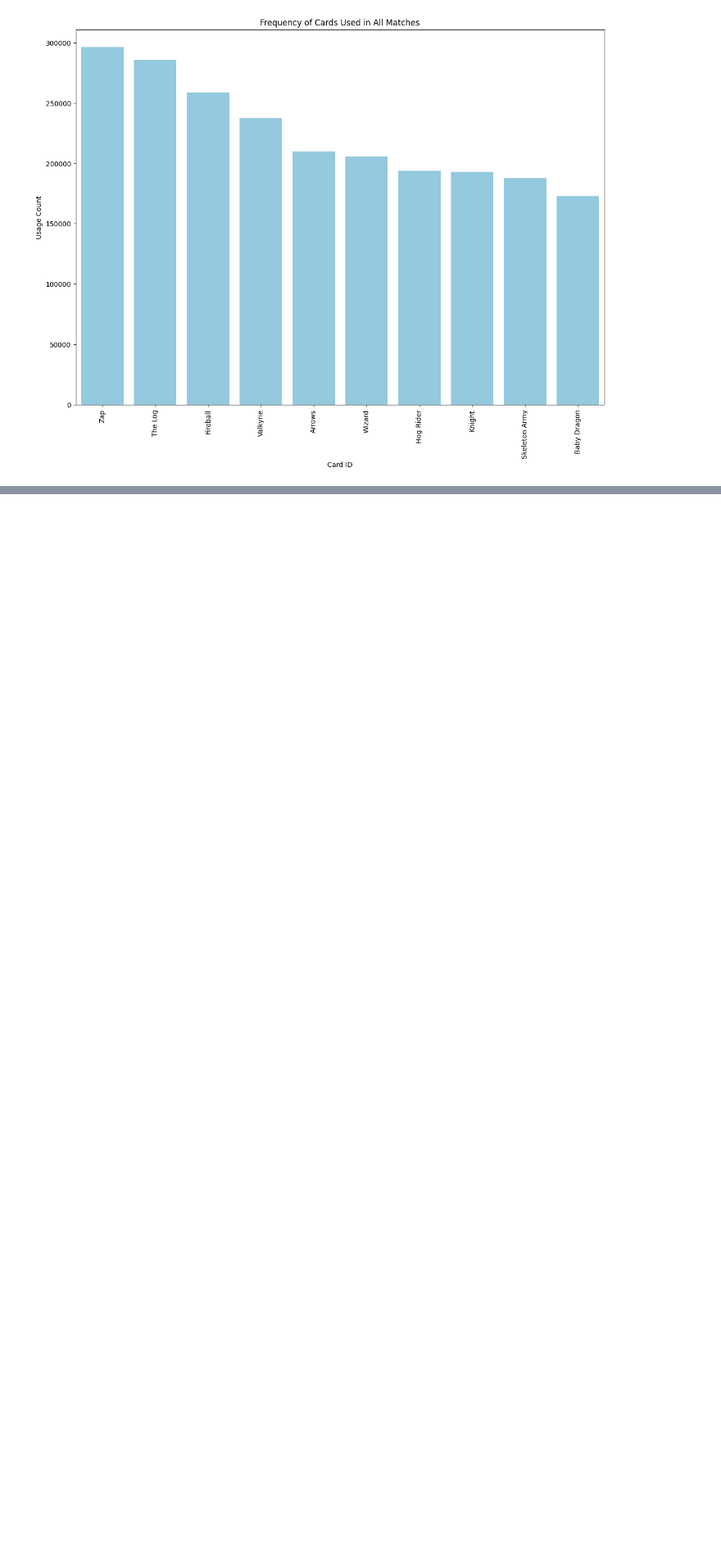
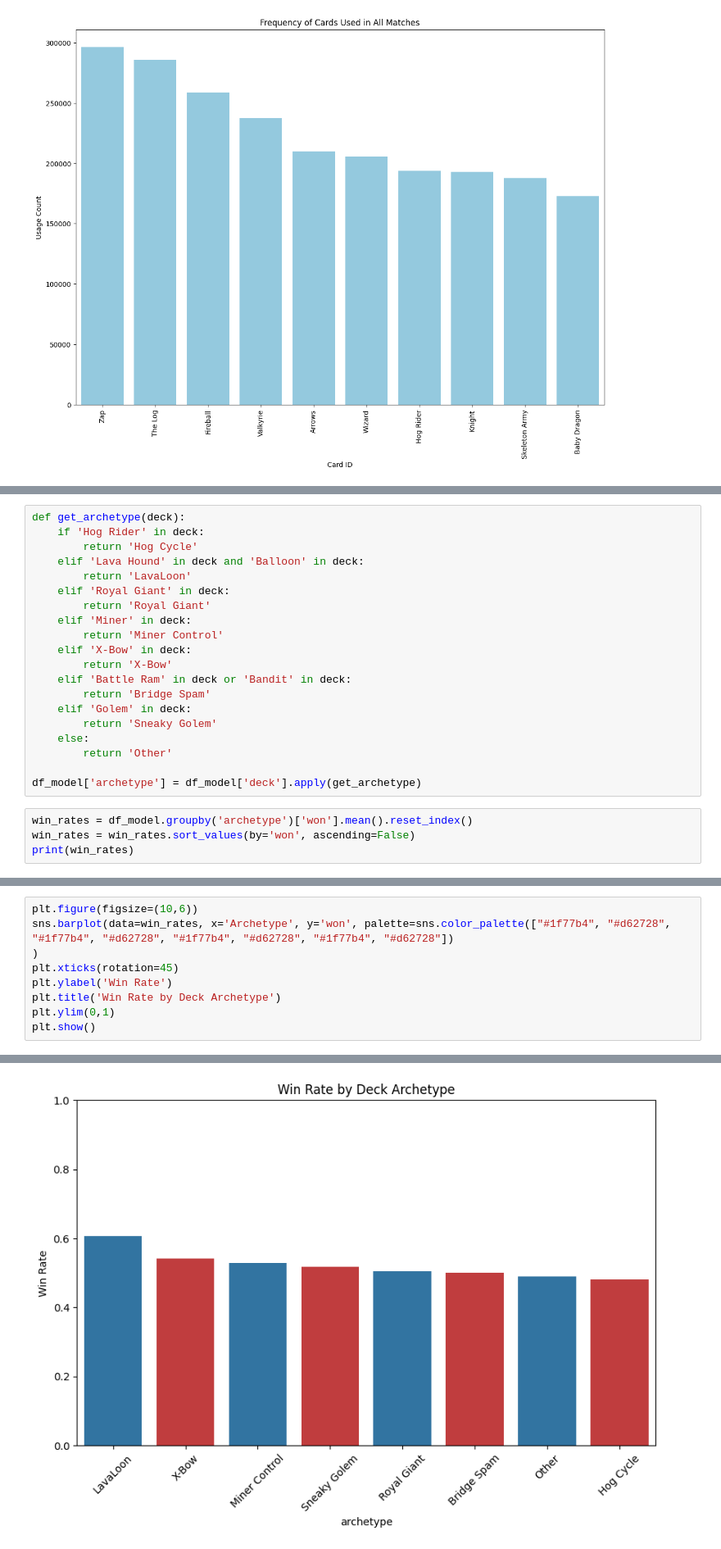
Before and after one commit to carlog1566/Data-Royale, a Jupyter notebook: main (2).ipynb, the cells around one changed output, grey strips where cells are left out. Shown at 82% size. Drawn from its saved outputs; the diff is of its cells as text; blank space fills up the shorter version.

```diff
--- a/main (2).ipynb
+++ b/main (2).ipynb
@@ -337,0 +371,24 @@ plt.show()
+# %%
+def get_archetype(deck):
+    if 'Hog Rider' in deck:
+        return 'Hog Cycle'
+    elif 'Lava Hound' in deck and 'Balloon' in deck:
+        return 'LavaLoon'
+    elif 'Royal Giant' in deck:
+        return 'Royal Giant'
+    elif 'Miner' in deck:
+        return 'Miner Control'
+    elif 'X-Bow' in deck:
+        return 'X-Bow'
+    elif 'Battle Ram' in deck or 'Bandit' in deck:
+        return 'Bridge Spam'
+    elif 'Golem' in deck:
+        return 'Sneaky Golem'
+    else:
+        return 'Other'
+
+df_model['archetype'] = df_model['deck'].apply(get_archetype)
+# %%
+win_rates = df_model.groupby('archetype')['won'].mean().reset_index()
+win_rates = win_rates.sort_values(by='won', ascending=False)
+print(win_rates)
@@ -337,0 +405,10 @@ plt.show()
+# %%
+plt.figure(figsize=(10,6))
+sns.barplot(data=win_rates, x='Archetype', y='won', palette=sns.color_palette(["#1f77b4", "#d62728", "#1f77b4", "#d62728", "#1f77b4", "#d62728", "#1f77b4", "#d62728"])
+)
+plt.xticks(rotation=45)
+plt.ylabel('Win Rate')
+plt.title('Win Rate by Deck Archetype')
+plt.ylim(0,1)
+plt.show()
+# %% [output]
@@ -338,3 +418,4 @@ plt.show()
+[figure, added]
 # %% [markdown]
 <h2><strong>Data Prep for Model Building</strong></h2>
 # %% [markdown]
```
Also changed, not shown: parts of 5 cells of this notebook.
